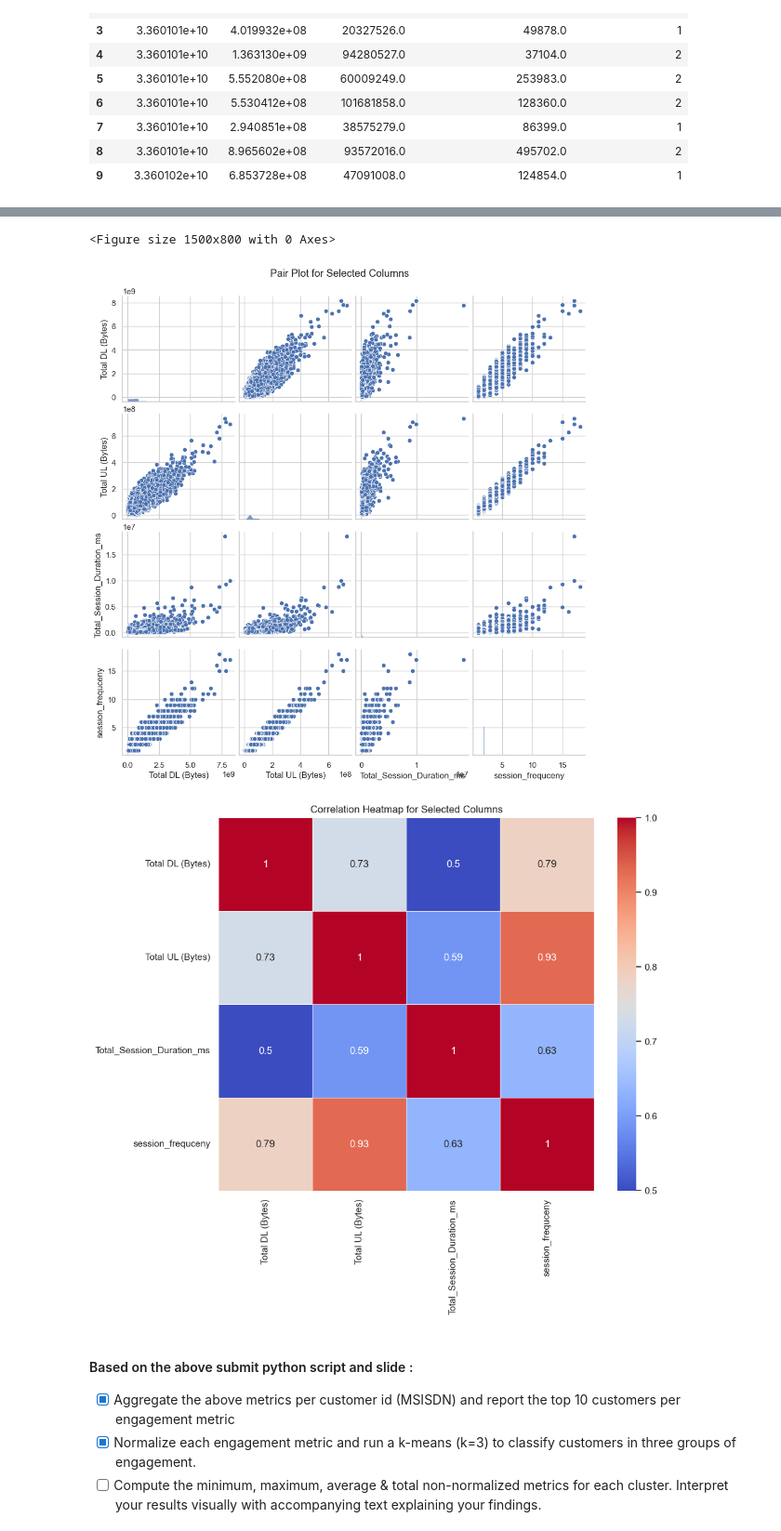
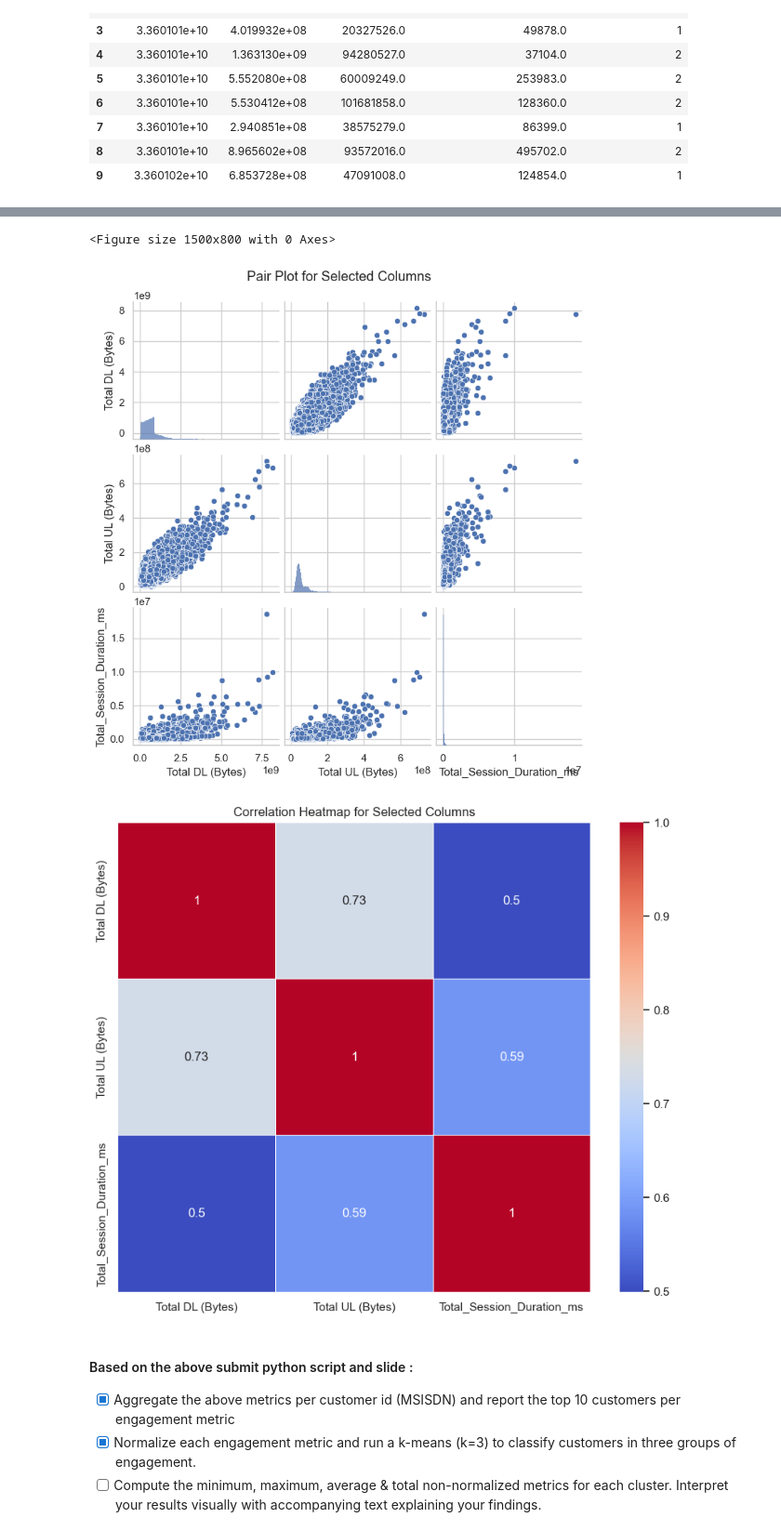
Before and after one commit to Azizadx/user_analytics_in_the_telecommunication, a Jupyter notebook: notebooks/user_engagement_analysis/user_engagement_analysis.ipynb, the cells around one changed output, grey strips where cells are left out. Shown at 93% size. Cells and saved outputs as stored; diff of their text form; code cells hidden in the pictures.

```diff
--- a/notebooks/user_engagement_analysis/user_engagement_analysis.ipynb
+++ b/notebooks/user_engagement_analysis/user_engagement_analysis.ipynb
@@ -110,39 +110,41 @@ df_new.head(10)
 # %%
 # Set the style for Seaborn
 sns.set(style='whitegrid')
+# Define the selected columns
+selected_columns = ['Total DL (Bytes)', 'Total UL (Bytes)', 'Total_Session_Duration_ms']
 
 # Joint plot for DL vs UL with regression line
 plt.figure(figsize=(15, 5))
 plt.subplot(1, 2, 1)
 sns.regplot(x='Total DL (Bytes)', y='Total UL (Bytes)', data=df_new, scatter_kws={'alpha':0.3})
 plt.title('Joint Plot: DL vs UL')
 
 # Joint plot for DL vs Session Duration with regression line
 plt.subplot(1, 2, 2)
 sns.regplot(x='Total DL (Bytes)', y='Total_Session_Duration_ms', data=df_new, scatter_kws={'alpha':0.3})
 plt.title('Joint Plot: DL vs Session Duration')
 
 # Adjust layout
 plt.tight_layout()
 plt.show()
 
 # Pair plot for all selected columns
 plt.figure(figsize=(15, 8))
 sns.pairplot(df_new[selected_columns])
 plt.suptitle('Pair Plot for Selected Columns', y=1.02)
 plt.show()
 
 # Correlation heatmap
 plt.figure(figsize=(10, 8))
 correlation_matrix = df_new[selected_columns].corr()
 sns.heatmap(correlation_matrix, annot=True, cmap='coolwarm', linewidths=.5)
 plt.title('Correlation Heatmap for Selected Columns')
 plt.show()
 # %% [output]
 [figure]
 <Figure size 1500x800 with 0 Axes>
-[figure, old version]
+[figure, new version]
-[figure, old version]
+[figure, new version]
 # %% [markdown]
 #### Based on the above submit python script and slide :
 - [X] Aggregate the above metrics per customer id (MSISDN) and report the top 10 customers per engagement metric
```
Also changed, not shown: parts of 1 cell of this notebook.
